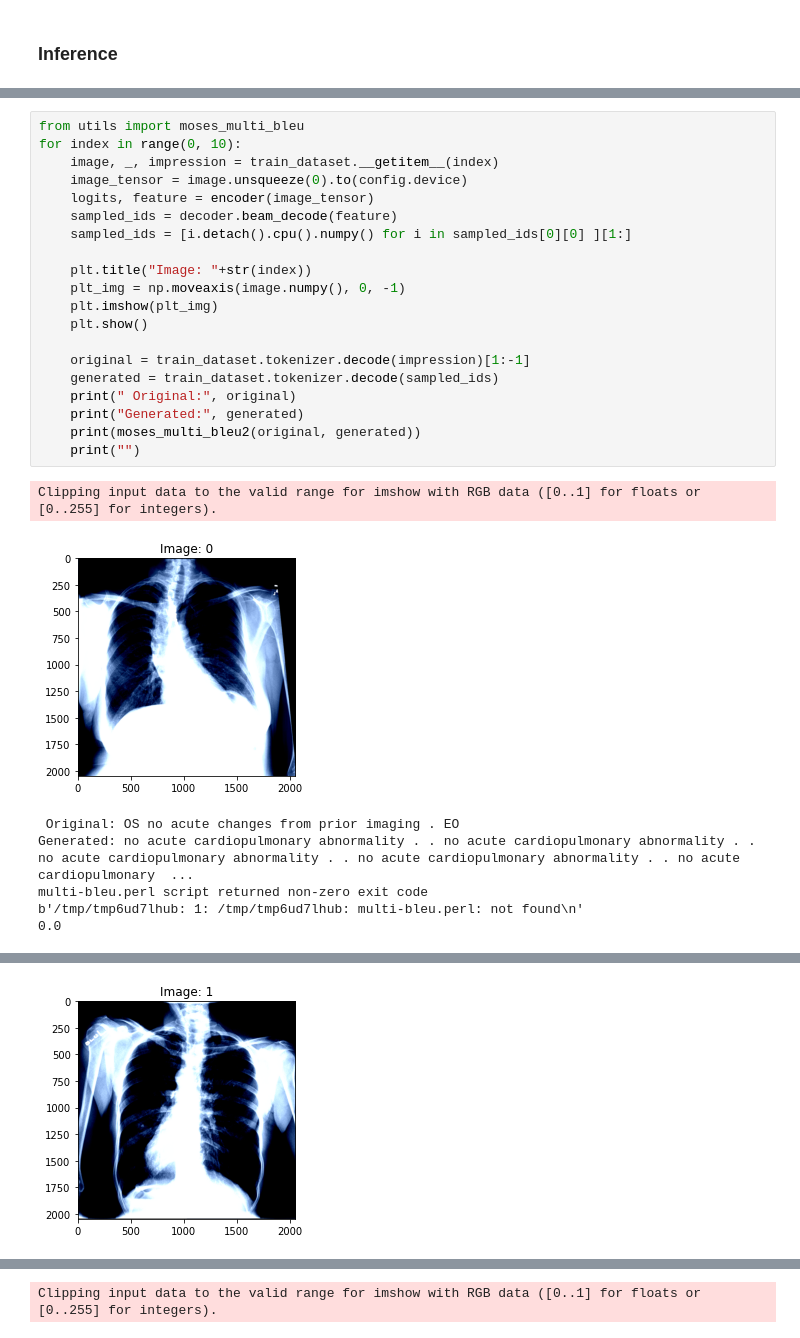
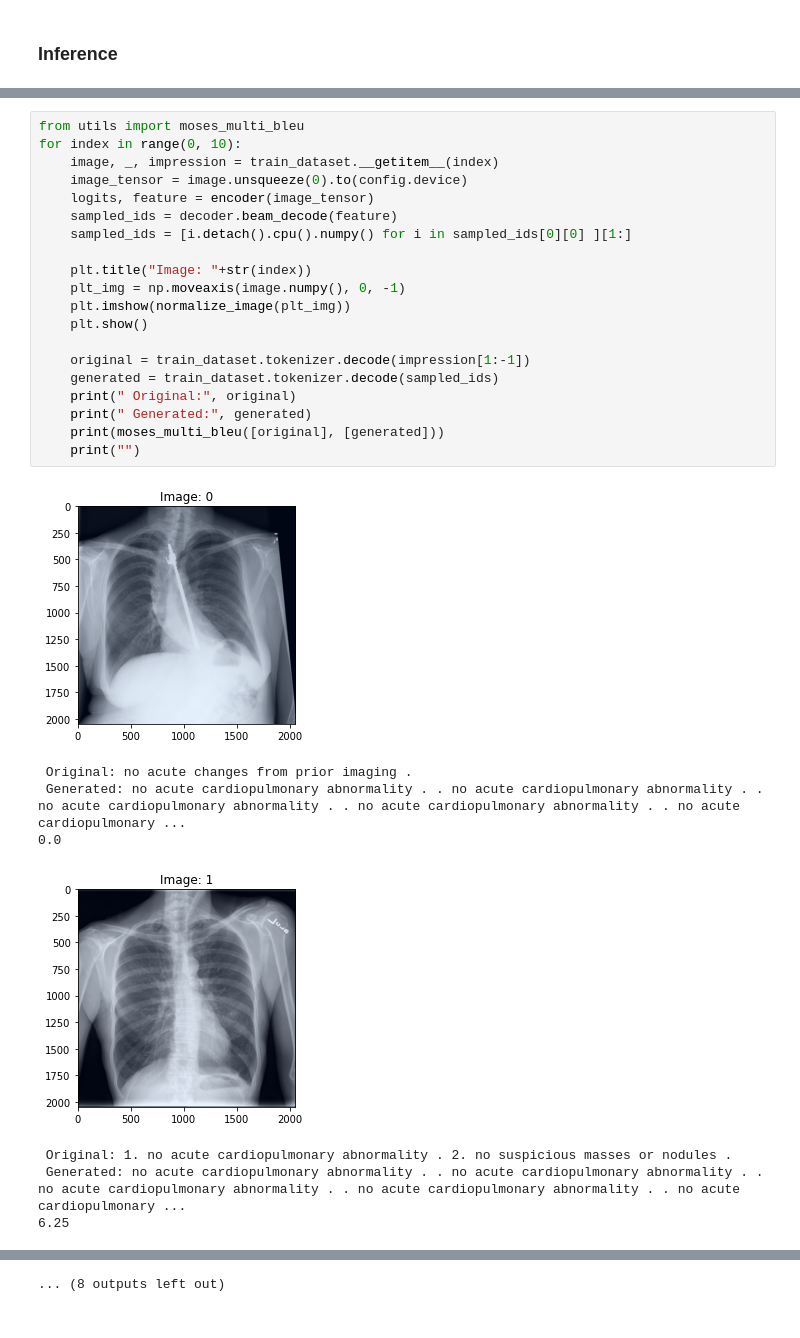
Before and after one commit to tlkh/dl-project-xray, a Jupyter notebook: ipynbs/dev_wordLevel-beam.ipynb, the cells around one changed output, grey strips where cells are left out. Saved outputs shown, nothing was run; the diff lists cells and outputs as text.

Commit message:
Normalize image for better plot

```diff
--- a/ipynbs/dev_wordLevel-beam.ipynb
+++ b/ipynbs/dev_wordLevel-beam.ipynb
@@ -266,28 +190,29 @@ def moses_multi_bleu2(hypotheses, references, lowercase=False):
 # %%
 from utils import moses_multi_bleu
 for index in range(0, 10):
     image, _, impression = train_dataset.__getitem__(index)
     image_tensor = image.unsqueeze(0).to(config.device)
     logits, feature = encoder(image_tensor)
     sampled_ids = decoder.beam_decode(feature)
     sampled_ids = [i.detach().cpu().numpy() for i in sampled_ids[0][0] ][1:]
 
     plt.title("Image: "+str(index))
     plt_img = np.moveaxis(image.numpy(), 0, -1)
-    plt.imshow(plt_img)
+    plt.imshow(normalize_image(plt_img))
     plt.show()
 
-    original = train_dataset.tokenizer.decode(impression)[1:-1]
+    original = train_dataset.tokenizer.decode(impression[1:-1])
     generated = train_dataset.tokenizer.decode(sampled_ids)
     print(" Original:", original)
-    print("Generated:", generated)
-    print(moses_multi_bleu2(original, generated))
+    print(" Generated:", generated)
+    print(moses_multi_bleu([original], [generated]))
     print("")
 # %% [output]
+[figure, new version]
-Clipping input data to the valid range for imshow with RGB data ([0..1] for floats or [0..255] for integers).
+ Original: no acute changes from prior imaging .
+ Generated: no acute cardiopulmonary abnormality . . no acute cardiopulmonary abnormality . . no acute cardiopulmonary abnormality . . no acute cardiopulmonary abnormality . . no acute cardiopulmonary ...
+0.0
-[figure, old version]
+[figure, new version]
- Original: OS no acute changes from prior imaging . EO
-Generated: no acute cardiopulmonary abnormality . . no acute cardiopulmonary abnormality . . no acute cardiopulmonary abnormality . . no acute cardiopulmonary abnormality . . no acute cardiopulmonary  ...
-multi-bleu.perl script returned non-zero exit code
-b'/tmp/tmp6ud7lhub: 1: /tmp/tmp6ud7lhub: multi-bleu.perl: not found\n'
-0.0
+ Original: 1. no acute cardiopulmonary abnormality . 2. no suspicious masses or nodules .
+ Generated: no acute cardiopulmonary abnormality . . no acute cardiopulmonary abnormality . . no acute cardiopulmonary abnormality . . no acute cardiopulmonary abnormality . . no acute cardiopulmonary ...
+6.25
@@ -295 +222,0 @@ Clipping input data to the valid range for imshow with RGB data ([0..1] for floa
-[figure, old version]
@@ -307,2 +234,2 @@ b'/tmp/tmprt3ijg38: 1: /tmp/tmprt3ijg38: multi-bleu.perl: not found\n'
 0.0
-Clipping input data to the valid range for imshow with RGB data ([0..1] for floats or [0..255] for integers).
+... (8 outputs left out)
```
Also changed, not shown: parts of 7 cells of this notebook, 2 other files.
